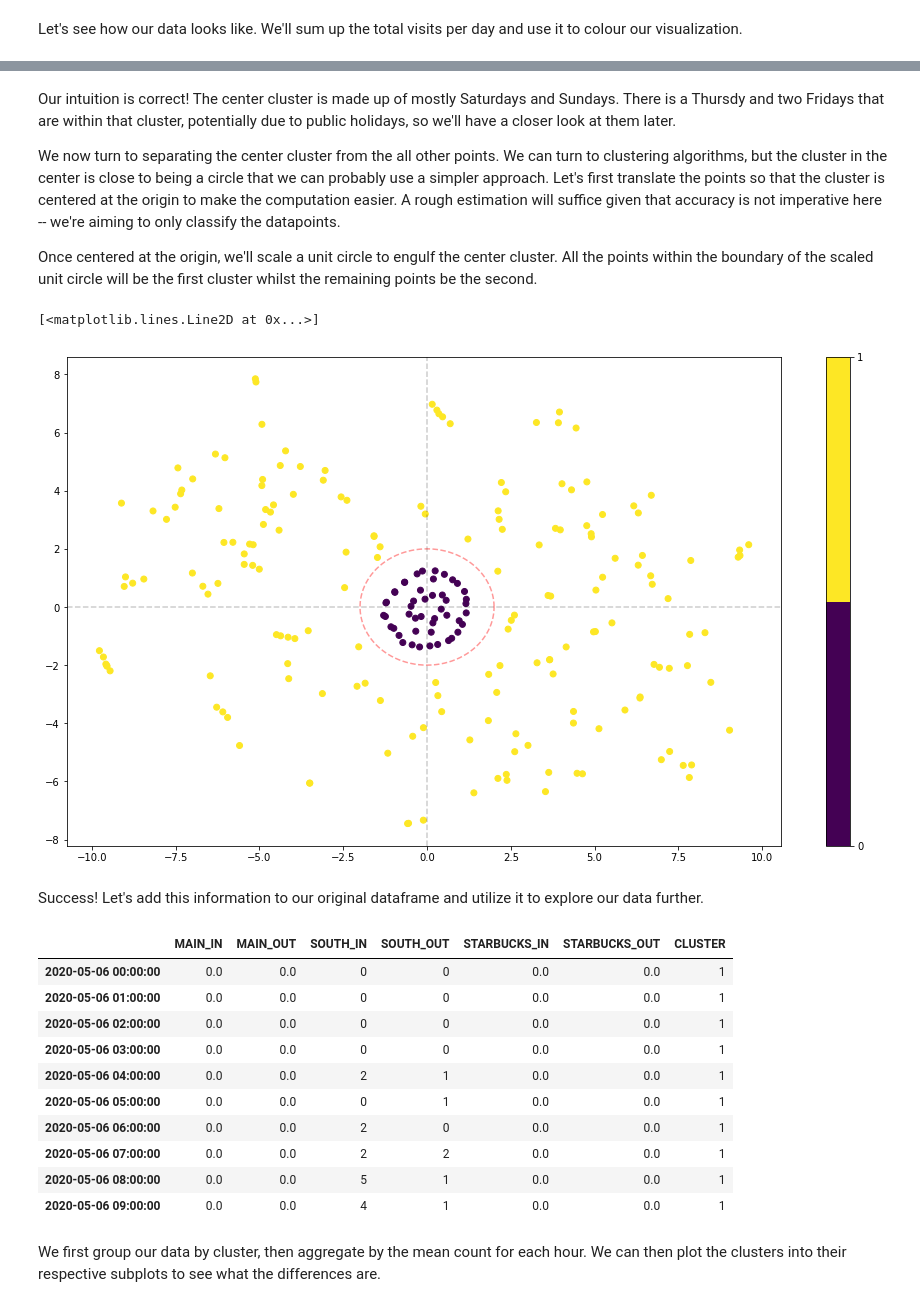
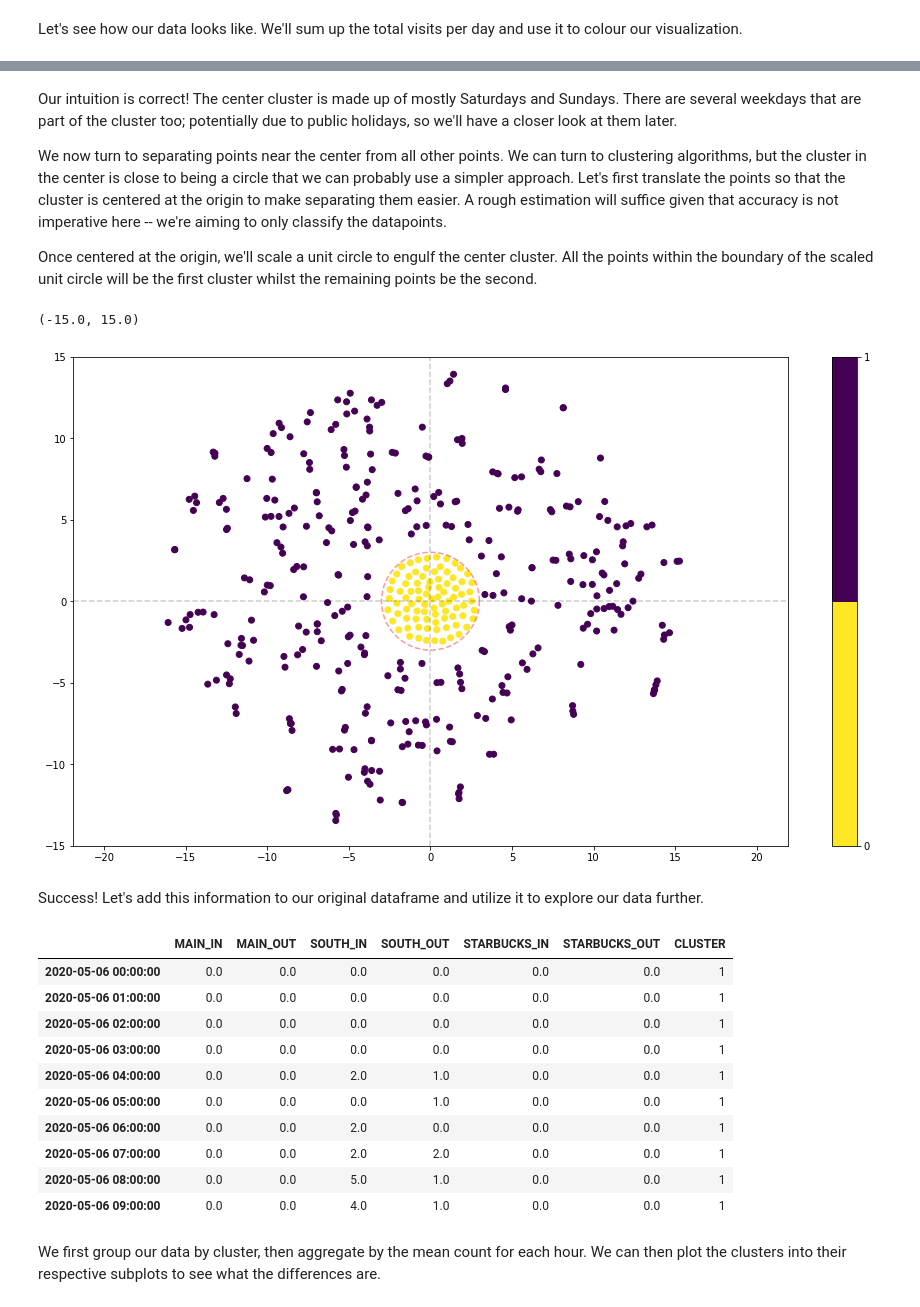
Before and after one commit to kadri-nizam/uop-lib-people-counter, a Jupyter notebook: Extract Data.ipynb, the cells around one changed output, grey strips where cells are left out. Saved outputs shown, nothing was run; the diff lists cells and outputs as text; code cells hidden in the pictures.

```diff
--- a/Extract Data.ipynb
+++ b/Extract Data.ipynb
@@ -33,7 +33,6 @@ def import_data(report_files_path):
             ]
 
             camera = str.upper(file.parent.stem)
-
             data[camera] += file_data
 
     return data
@@ -42,7 +41,7 @@ def sanitize_data(data):
     for camera in data:
         # Expand the series, currently delimited by commas, into a dataframe
         # then sort it so it is chronologically ascending
-        data[camera] = pd.Series(data[camera]).str.split(',', expand = True).sort_values(0)
+        data[camera] = pd.Series(data[camera]).str.split(',', expand = True)
 
         # Data is originally string type. Convert to int type to do math later
         data[camera][1] = data[camera][1].astype(int)
@@ -57,8 +56,7 @@ def sanitize_data(data):
 
     # Change index from string to datetime object so we can use pivot tables later
     data.index = pd.to_datetime(data.index)
-
-    return data
+    return data.sort_index()
 # %% [markdown]
 And now we import the data, and have a look at the first ten rows to see what we're dealing with.
 # %%
@@ -176,7 +180,7 @@ We now extract the eigenvectors that account the 99% of variance...
 # %%
-pca = PCA(0.99)
+pca = PCA(0.95)
 pca.fit(X_s)
 Xpca = pca.fit_transform(X_s)
 
-print(f'Number of principal components needed to account 99% of variance: {len(pca.explained_variance_)}')
+print(f'Number of principal components needed to account 95% of variance: {len(pca.explained_variance_)}')
 # %% [output]
@@ -219,32 +248,38 @@ plt.clim(-0.5, 6.5);
 # %% [markdown]
-Our intuition is correct! The center cluster is made up of mostly Saturdays and Sundays. There is a Thursdy and two Fridays that are within that cluster, potentially due to public holidays, so we'll have a closer look at them later.
+Our intuition is correct! The center cluster is made up of mostly Saturdays and Sundays. There are several weekdays that are part of the cluster too; potentially due to public holidays, so we'll have a closer look at them later.
 
-We now turn to separating the center cluster from the all other points. We can turn to clustering algorithms, but the cluster in the center is close to being a circle that we can probably use a simpler approach. Let's first translate the points so that the cluster is centered at the origin to make the computation easier. A rough estimation will suffice given that accuracy is not imperative here -- we're aiming to only classify the datapoints.
+We now turn to separating points near the center from all other points. We can turn to clustering algorithms, but the cluster in the center is close to being a circle that we can probably use a simpler approach. Let's first translate the points so that the cluster is centered at the origin to make separating them easier. A rough estimation will suffice given that accuracy is not imperative here -- we're aiming to only classify the datapoints.
 
 Once centered at the origin, we'll scale a unit circle to engulf the center cluster. All the points within the boundary of the scaled unit circle will be the first cluster whilst the remaining points be the second.
 # %%
-x = tsne_obj[:, 0] - 0.3
-y = tsne_obj[:, 1] - 2.5
+# Edit the offset values here to center the image
+# Edit the circle radius to change how much data near the center gets included
+x = tsne_obj[:, 0] - 0.6
+y = tsne_obj[:, 1] + 0.7
 
-circle_radius = 2
+circle_radius = 3
 
 cluster = (np.sqrt(x**2 + y**2) >= circle_radius).astype(int)
 
 theta = np.linspace(0, 2*np.pi, 1000)
-x = circle_radius * np.cos(theta)
-y = circle_radius * np.sin(theta)
+xc = circle_radius * np.cos(theta)
+yc = circle_radius * np.sin(theta)
 
 plt.figure(figsize=(16, 9))
-plt.scatter(tsne_obj[:, 0] - 0.3, tsne_obj[:, 1] - 2.5, c=cluster, cmap=plt.cm.get_cmap('viridis', 2))
+plt.scatter(x, y, c=cluster, cmap=plt.cm.get_cmap('viridis_r', 2))
 plt.colorbar(ticks=range(2))
 
 plt.axhline(0, color = 'k', alpha = 0.2, linestyle = 'dashed')
 plt.axvline(0, color = 'k', alpha = 0.2, linestyle = 'dashed')
 
-plt.plot(x, y, color = 'red', linestyle ='dashed', alpha = 0.4)
+plt.plot(xc, yc, color = 'red', linestyle ='dashed', alpha = 0.4)
+
+plt.axis('equal')
+plt.xlim((-15, 15))
+plt.ylim((-15, 15))
 # %% [output]
-[<matplotlib.lines.Line2D at 0x...>]
+(-15.0, 15.0)
-[figure, old version]
+[figure, new version]
 # %% [markdown]
 Success! Let's add this information to our original dataframe and utilize it to explore our data further.
 # %%
@@ -253,16 +288,16 @@ data = data.join(pivoted['CLUSTER'], on=data.index.date)
 data.head(10)
 # %% [output]
 |  | MAIN_IN | MAIN_OUT | SOUTH_IN | SOUTH_OUT | STARBUCKS_IN | STARBUCKS_OUT | CLUSTER |
-| 2020-05-06 00:00:00 | 0.0 | 0.0 | 0 | 0 | 0.0 | 0.0 | 1 |
-| 2020-05-06 01:00:00 | 0.0 | 0.0 | 0 | 0 | 0.0 | 0.0 | 1 |
-| 2020-05-06 02:00:00 | 0.0 | 0.0 | 0 | 0 | 0.0 | 0.0 | 1 |
-| 2020-05-06 03:00:00 | 0.0 | 0.0 | 0 | 0 | 0.0 | 0.0 | 1 |
-| 2020-05-06 04:00:00 | 0.0 | 0.0 | 2 | 1 | 0.0 | 0.0 | 1 |
-| 2020-05-06 05:00:00 | 0.0 | 0.0 | 0 | 1 | 0.0 | 0.0 | 1 |
-| 2020-05-06 06:00:00 | 0.0 | 0.0 | 2 | 0 | 0.0 | 0.0 | 1 |
-| 2020-05-06 07:00:00 | 0.0 | 0.0 | 2 | 2 | 0.0 | 0.0 | 1 |
-| 2020-05-06 08:00:00 | 0.0 | 0.0 | 5 | 1 | 0.0 | 0.0 | 1 |
-| 2020-05-06 09:00:00 | 0.0 | 0.0 | 4 | 1 | 0.0 | 0.0 | 1 |
+| 2020-05-06 00:00:00 | 0.0 | 0.0 | 0.0 | 0.0 | 0.0 | 0.0 | 1 |
+| 2020-05-06 01:00:00 | 0.0 | 0.0 | 0.0 | 0.0 | 0.0 | 0.0 | 1 |
+| 2020-05-06 02:00:00 | 0.0 | 0.0 | 0.0 | 0.0 | 0.0 | 0.0 | 1 |
+| 2020-05-06 03:00:00 | 0.0 | 0.0 | 0.0 | 0.0 | 0.0 | 0.0 | 1 |
+| 2020-05-06 04:00:00 | 0.0 | 0.0 | 2.0 | 1.0 | 0.0 | 0.0 | 1 |
+| 2020-05-06 05:00:00 | 0.0 | 0.0 | 0.0 | 1.0 | 0.0 | 0.0 | 1 |
+| 2020-05-06 06:00:00 | 0.0 | 0.0 | 2.0 | 0.0 | 0.0 | 0.0 | 1 |
+| 2020-05-06 07:00:00 | 0.0 | 0.0 | 2.0 | 2.0 | 0.0 | 0.0 | 1 |
+| 2020-05-06 08:00:00 | 0.0 | 0.0 | 5.0 | 1.0 | 0.0 | 0.0 | 1 |
+| 2020-05-06 09:00:00 | 0.0 | 0.0 | 4.0 | 1.0 | 0.0 | 0.0 | 1 |
 # %% [markdown]
 We first group our data by cluster, then aggregate by the mean count for each hour. We can then plot the clusters into their respective subplots to see what the differences are.
 # %%
```
Also changed, not shown: parts of 38 cells of this notebook, 6 other files.
